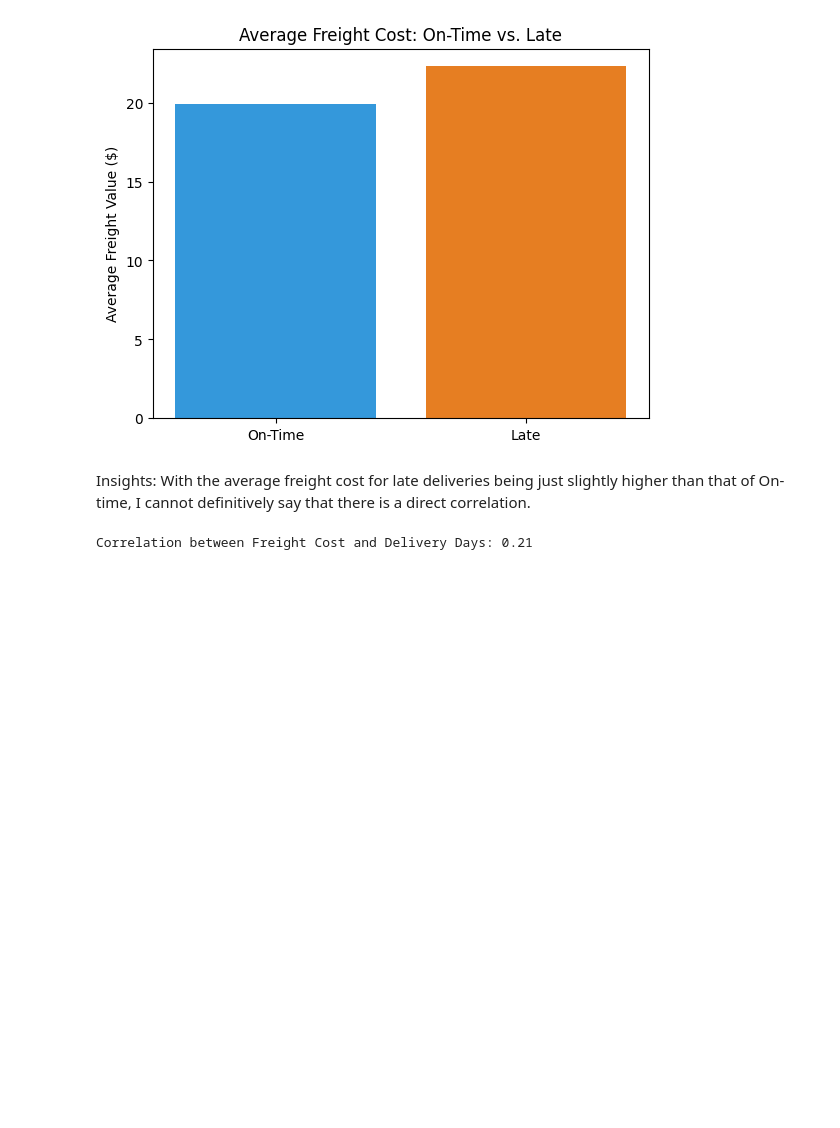
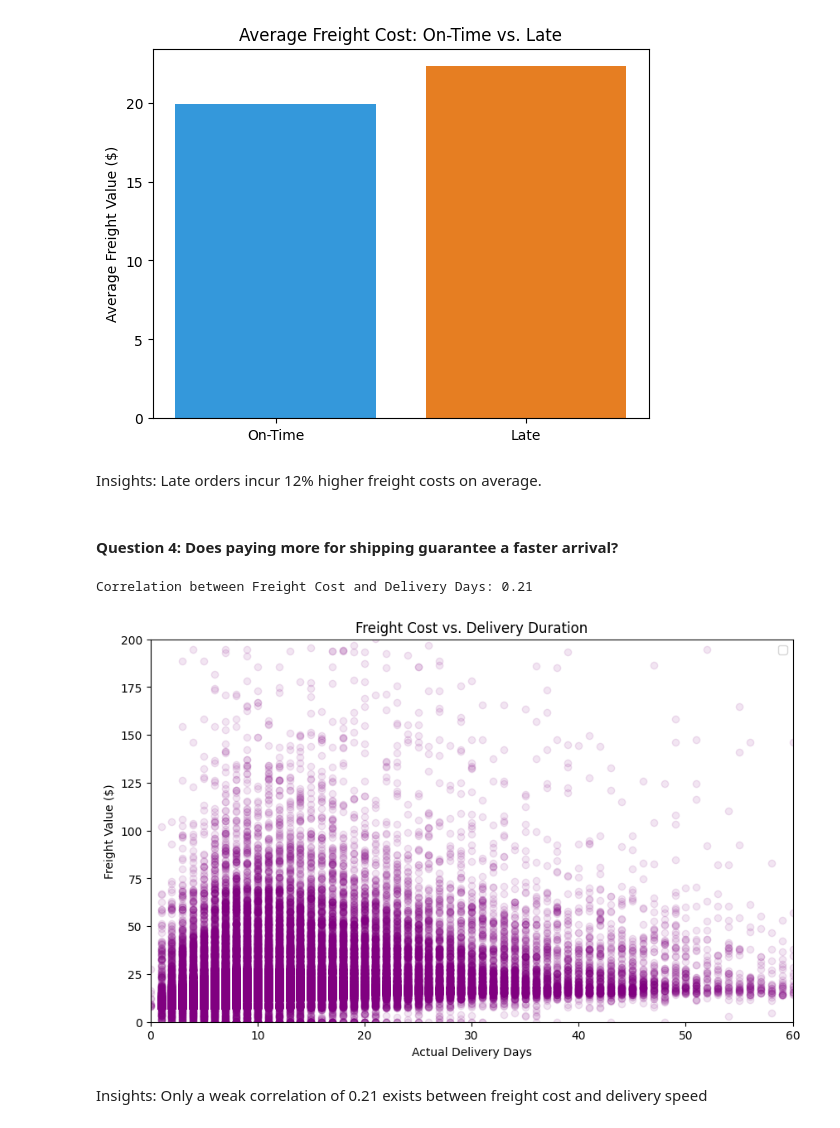
Before and after one commit to Fareed04/logistics-performance-analysis, a Jupyter notebook: notebooks/experiments.ipynb, the cells around one changed output. Saved outputs shown, nothing was run; the diff lists cells and outputs as text; code cells hidden in the pictures; blank space fills up the shorter version.

```diff
--- a/notebooks/experiments.ipynb
+++ b/notebooks/experiments.ipynb
@@ -325,15 +348,34 @@ plt.show()
 19.901913718383966
 [figure]
 # %% [markdown]
-Insights: With the average freight cost for late deliveries being just slightly higher than that of On-time, I cannot definitively say that there is a direct correlation.
+Insights: Late orders incur 12% higher freight costs on average.
+# %% [markdown]
+#### Question 4: Does paying more for shipping guarantee a faster arrival?
 # %%
 # 1. Calculate the actual travel time in days
 delivered_only['actual_duration'] = (delivered_only['order_delivered_customer_date'] - delivered_only['order_purchase_date']).dt.days
 
 # 2. Check the correlation
 # A score near 1 means they move together; near 0 means no relation
 correlation = delivered_only[['freight_value', 'actual_duration']].corr().iloc[0,1]
 
 print(f"Correlation between Freight Cost and Delivery Days: {round(correlation, 2)}")
+
+# Create the scatter plot
+plt.figure(figsize=(10, 6))
+plt.scatter(delivered_only['actual_duration'], delivered_only['freight_value'], alpha=0.1, color='purple')
+plt.title("Freight Cost vs. Delivery Duration")
+plt.xlabel("Actual Delivery Days")
+plt.ylabel("Freight Value ($)")
+plt.xlim(0, 60) # Focusing on the most common range (0-60 days)
+plt.ylim(0, 200) # Focusing on common freight costs
+plt.legend()
+
+# Saving the chart
+plt.savefig("../images/freight_cost_and_delivery_days_correlation.png", bbox_inches="tight")
+plt.show()
 # %% [output]
 Correlation between Freight Cost and Delivery Days: 0.21
+[figure, added]
+# %% [markdown]
+Insights: Only a weak correlation of 0.21 exists between freight cost and delivery speed
```
Also changed, not shown: parts of 6 cells of this notebook, 1 other file.
